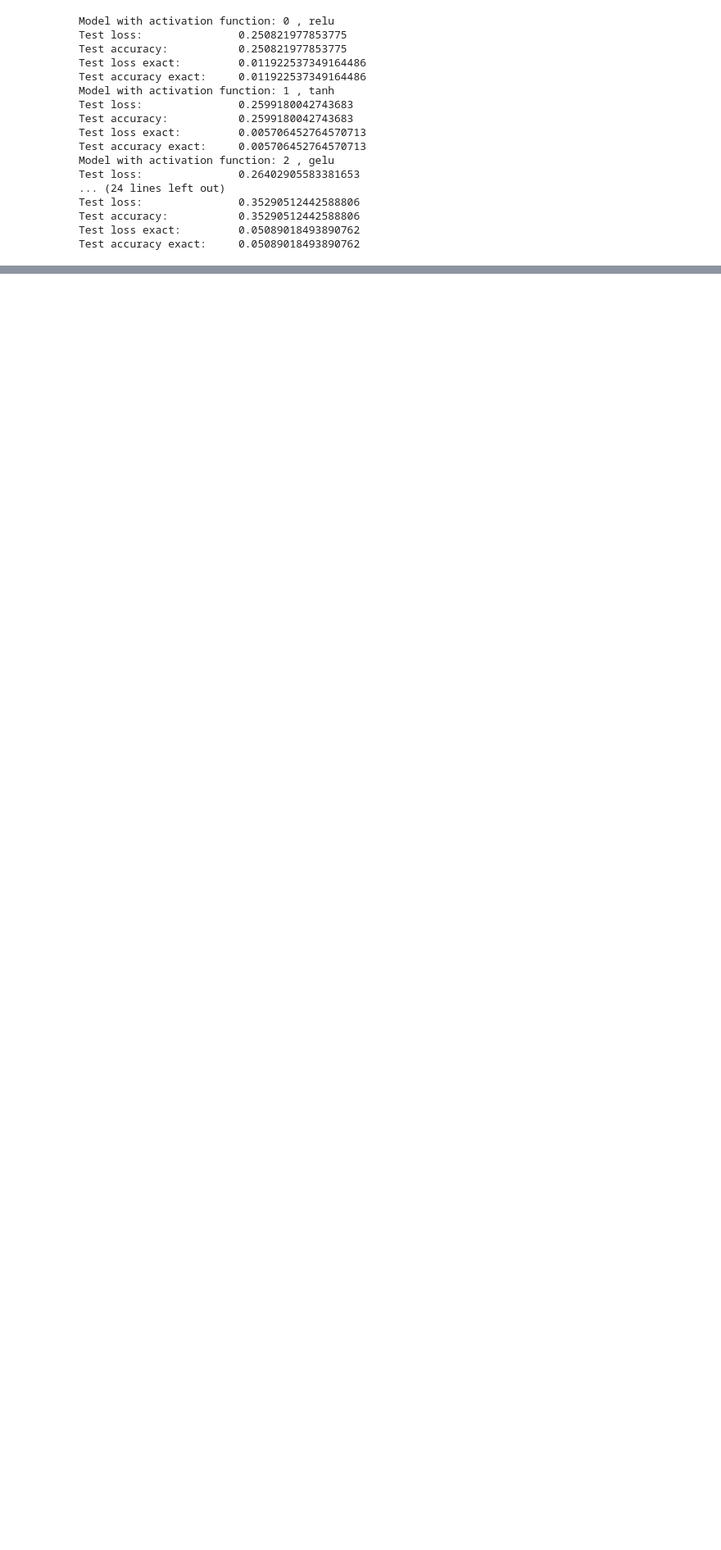
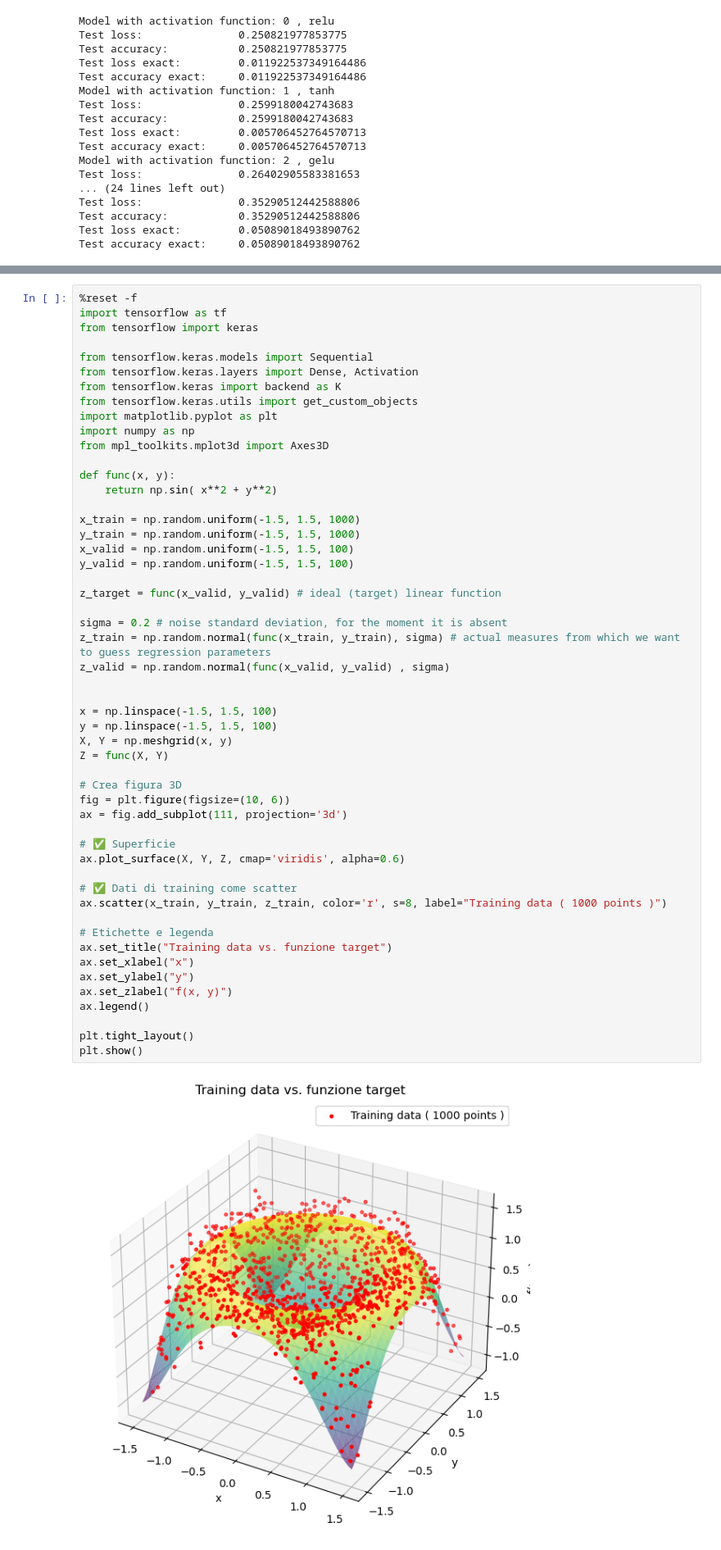
Before and after one commit to simonelance/labsimnum, a Jupyter notebook: Esercizi11/esercizio11.ipynb, the cells around one changed output, grey strips where cells are left out. Shown at 82% size. Drawn from its saved outputs; the diff is of its cells as text; blank space fills up the shorter version.

```diff
--- a/Esercizi11/esercizio11.ipynb
+++ b/Esercizi11/esercizio11.ipynb
@@ -411,0 +486,54 @@ plt.show()
+# %%
+%reset -f
+import tensorflow as tf
+from tensorflow import keras
+
+from tensorflow.keras.models import Sequential
+from tensorflow.keras.layers import Dense, Activation
+from tensorflow.keras import backend as K
+from tensorflow.keras.utils import get_custom_objects
+import matplotlib.pyplot as plt
+import numpy as np
+from mpl_toolkits.mplot3d import Axes3D
+
+def func(x, y):
+    return np.sin( x**2 + y**2)
+
+x_train = np.random.uniform(-1.5, 1.5, 1000)
+y_train = np.random.uniform(-1.5, 1.5, 1000)
+x_valid = np.random.uniform(-1.5, 1.5, 100)
+y_valid = np.random.uniform(-1.5, 1.5, 100)
+
+z_target = func(x_valid, y_valid) # ideal (target) linear function
+
+sigma = 0.2 # noise standard deviation, for the moment it is absent
+z_train = np.random.normal(func(x_train, y_train), sigma) # actual measures from which we want to guess regression parameters
+z_valid = np.random.normal(func(x_valid, y_valid) , sigma)
+
+
+x = np.linspace(-1.5, 1.5, 100)
+y = np.linspace(-1.5, 1.5, 100)
+X, Y = np.meshgrid(x, y)
+Z = func(X, Y)
+
+# Crea figura 3D
+fig = plt.figure(figsize=(10, 6))
+ax = fig.add_subplot(111, projection='3d')
+
+# ✅ Superficie
+ax.plot_surface(X, Y, Z, cmap='viridis', alpha=0.6)
+
+# ✅ Dati di training come scatter
+ax.scatter(x_train, y_train, z_train, color='r', s=8, label="Training data ( 1000 points )")
+
+# Etichette e legenda
+ax.set_title("Training data vs. funzione target")
+ax.set_xlabel("x")
+ax.set_ylabel("y")
+ax.set_zlabel("f(x, y)")
+ax.legend()
+
+plt.tight_layout()
+plt.show()
+# %% [output]
+[figure, added]
```
Also changed, not shown: parts of 37 cells of this notebook, 2 other files.
